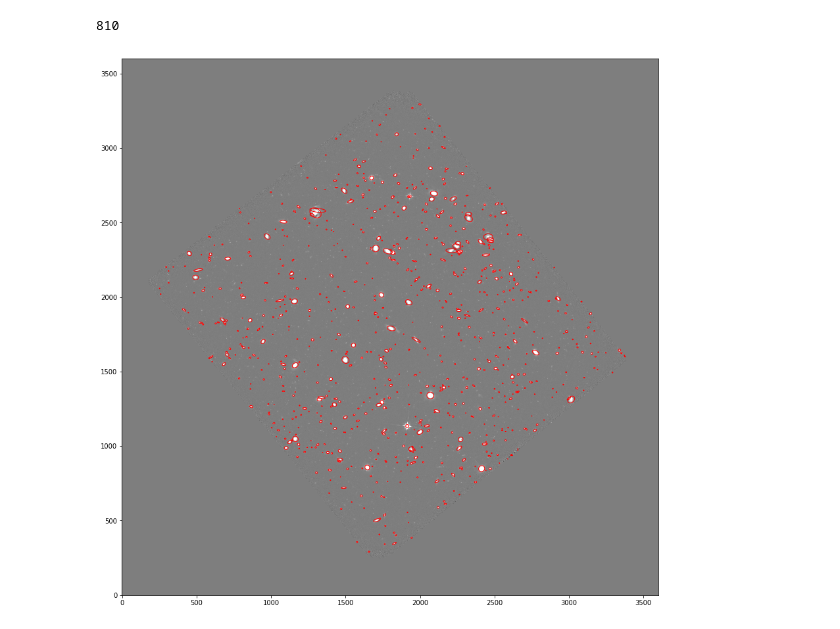
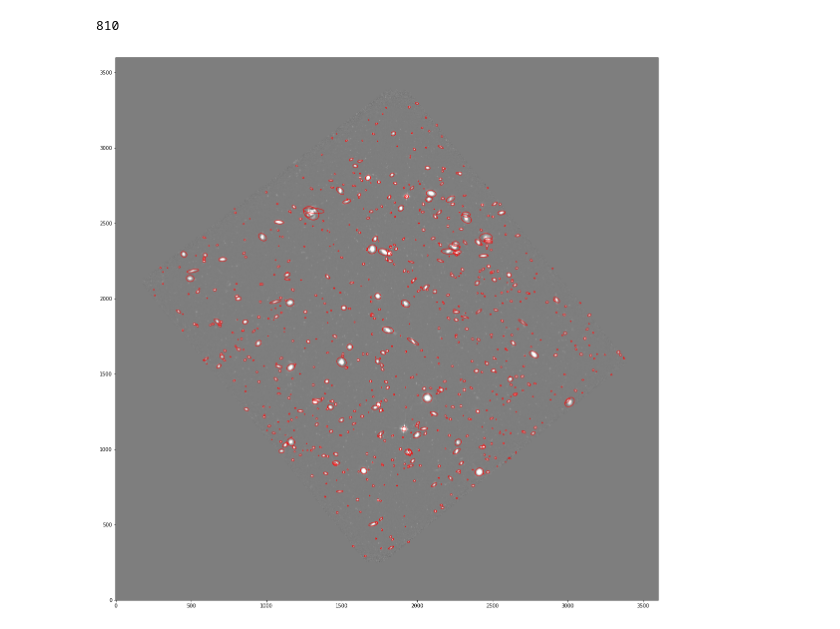
Before and after one commit to tiseever/ASTR_119_Final_Project, a Jupyter notebook: Test_Source_Detection.ipynb, the cells around one changed output. Drawn from its saved outputs; the diff is of its cells as text; code cells hidden in the pictures.

```diff
--- a/Test_Source_Detection.ipynb
+++ b/Test_Source_Detection.ipynb
@@ -67,14 +69,14 @@ len(objects)
 # %%
 from matplotlib.patches import Ellipse
 
-fig, ax = plt.subplots(figsize=(15,15))
+fig, ax = plt.subplots(figsize=(20,20))
 m, s = np.mean(data_sub), np.std(data_sub)
 im = ax.imshow(data_sub, interpolation='nearest', cmap='gray', vmin=m-s, vmax=m+s, origin='lower')
 
 for i in range(len(objects)):
-    e = Ellipse(xy=(objects['x'][i], objects['y'][i]),width=6*objects['a'][i],height=6*objects['b'][i],angle=objects['theta'][i]*180/(2*np.pi))
+    e = Ellipse(xy=(objects['x'][i], objects['y'][i]),width=8*objects['a'][i],height=8*objects['b'][i],angle=objects['theta'][i]*180/(2*np.pi))
     e.set_facecolor('none')
     e.set_edgecolor('red')
     ax.add_artist(e)
 # %% [output]
-[figure, old version]
+[figure, new version]
```
Also changed, not shown: parts of 8 cells of this notebook, 1 other file.
